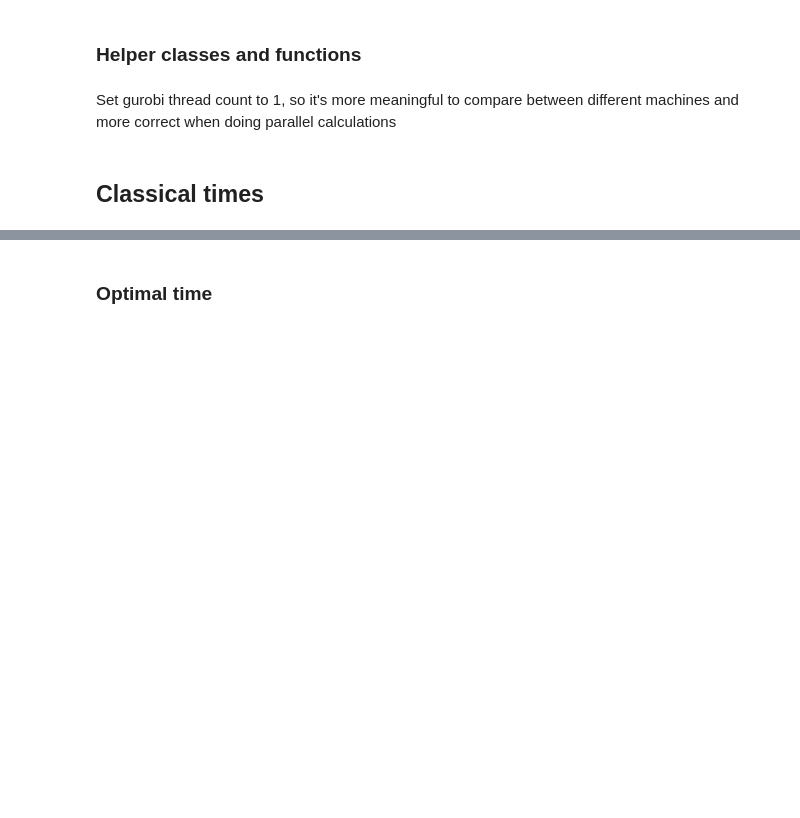
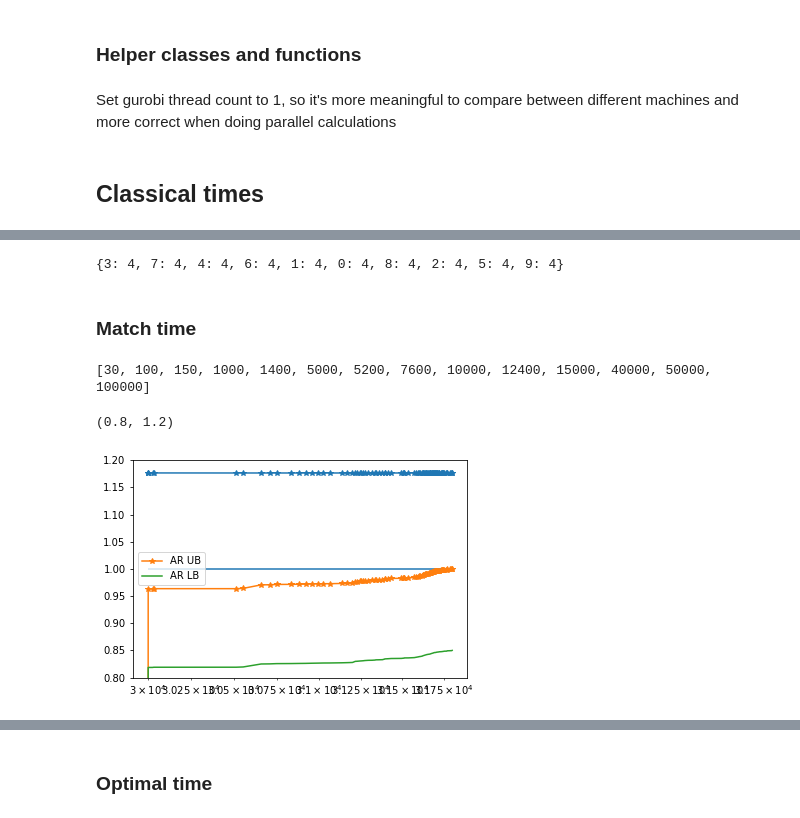
Before and after one commit to danlkv/quantum-classical-time-maxcut, a Jupyter notebook: data/generators/generate_classical_times.ipynb, the cells around one changed output, grey strips where cells are left out. Drawn from its saved outputs; the diff is of its cells as text; code cells hidden in the pictures; blank space fills up the shorter version.

Commit message:
add degree-4 gurobi data

```diff
--- a/data/generators/generate_classical_times.ipynb
+++ b/data/generators/generate_classical_times.ipynb
@@ -181,0 +196,43 @@ def approx_ratio(p):
+# %%
+g = ex.get_variable('graph', N=10, seed=10, degree=4)
+dict(g.degree())
+# %% [output]
+{3: 4, 7: 4, 4: 4, 6: 4, 1: 4, 0: 4, 8: 4, 2: 4, 5: 4, 9: 4}
+# %% [markdown]
+### Match time
+# %%
+match_ext = np.concatenate([
+    np.linspace(30, 100, 2),
+    np.linspace(150, 1000, 2),
+    np.linspace(1400, 5000, 2),
+    np.linspace(5200, 12400, 4),
+    np.linspace(15000, 40000, 2),
+    np.linspace(50000, 100000, 2),
+])
+match_ext = [2*int(x/2) for x in match_ext]
+print(match_ext)
+# %% [output]
+[30, 100, 150, 1000, 1400, 5000, 5200, 7600, 10000, 12400, 15000, 40000, 50000, 100000]
+# %%
+seeds = range(10, 20)
+degree=4
+gurobi_bytes = ex.map_variable(('gurobi_hist')
+                               , N=match_ext
+                               , seed=seeds
+                               , max_time=[30*60]
+                               , degree=[degree]
+                               , gurobi_options=[{'Symmetry': 0, 'PreQLinearize': 2}]
+                 )
+
+xd = xar.DataArray(gurobi_bytes, dims=('N', 'seed'), coords=(match_ext, seeds))
+# save the data
+pickle.dump(xd, open(f'../gurobi_match_d{degree}.pkl', 'wb'))
+# %%
+dat = gurobi_bytes[10][1]
+
+mh = miplog_helper.MiplogData.from_start_and_diffs(dat[0], dat[0:])
+mh.plot()
+plt.ylim(0.8, 1.2 )
+# %% [output]
+(0.8, 1.2)
+[figure, added]
```
Also changed, not shown: parts of 23 cells of this notebook, 1 other file.
